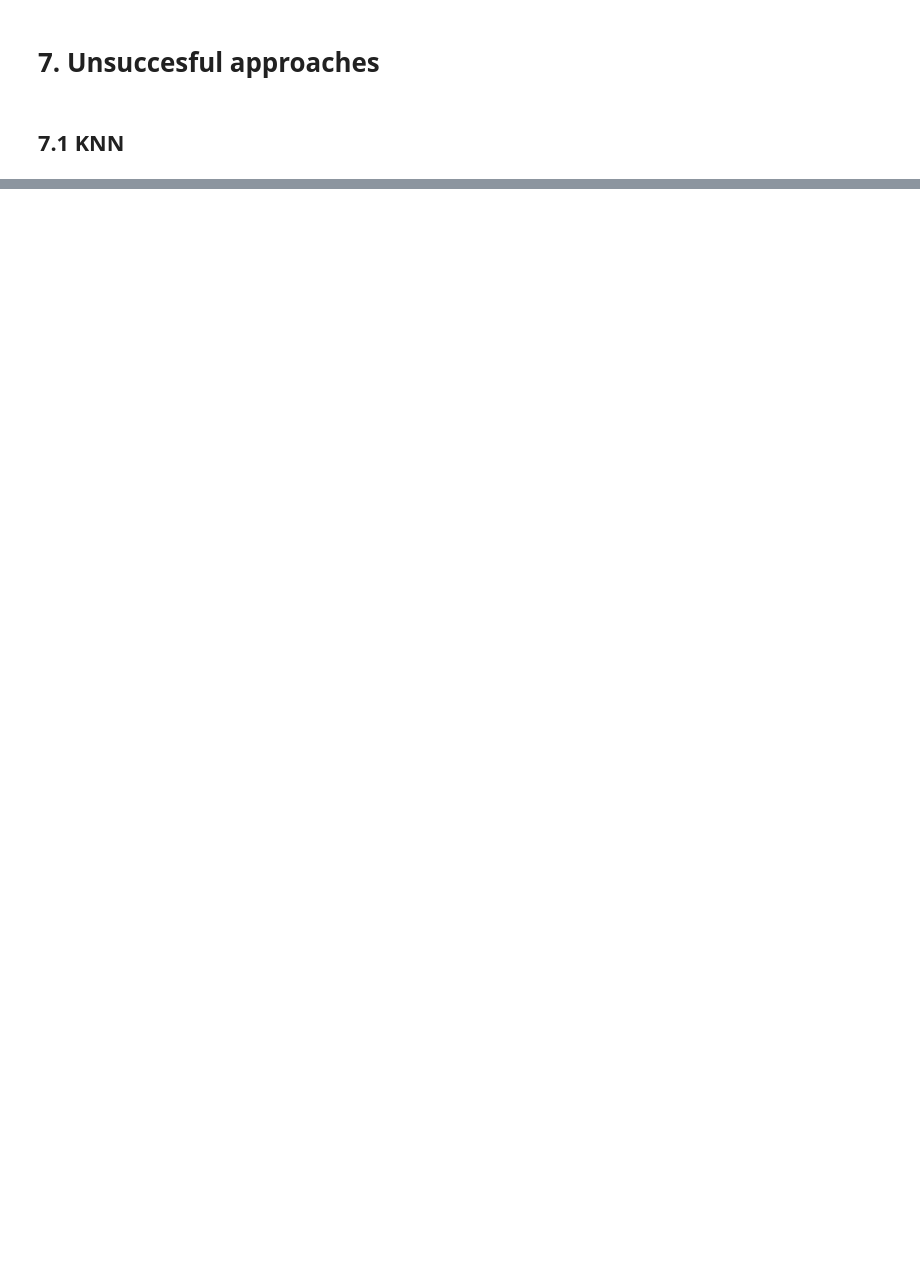
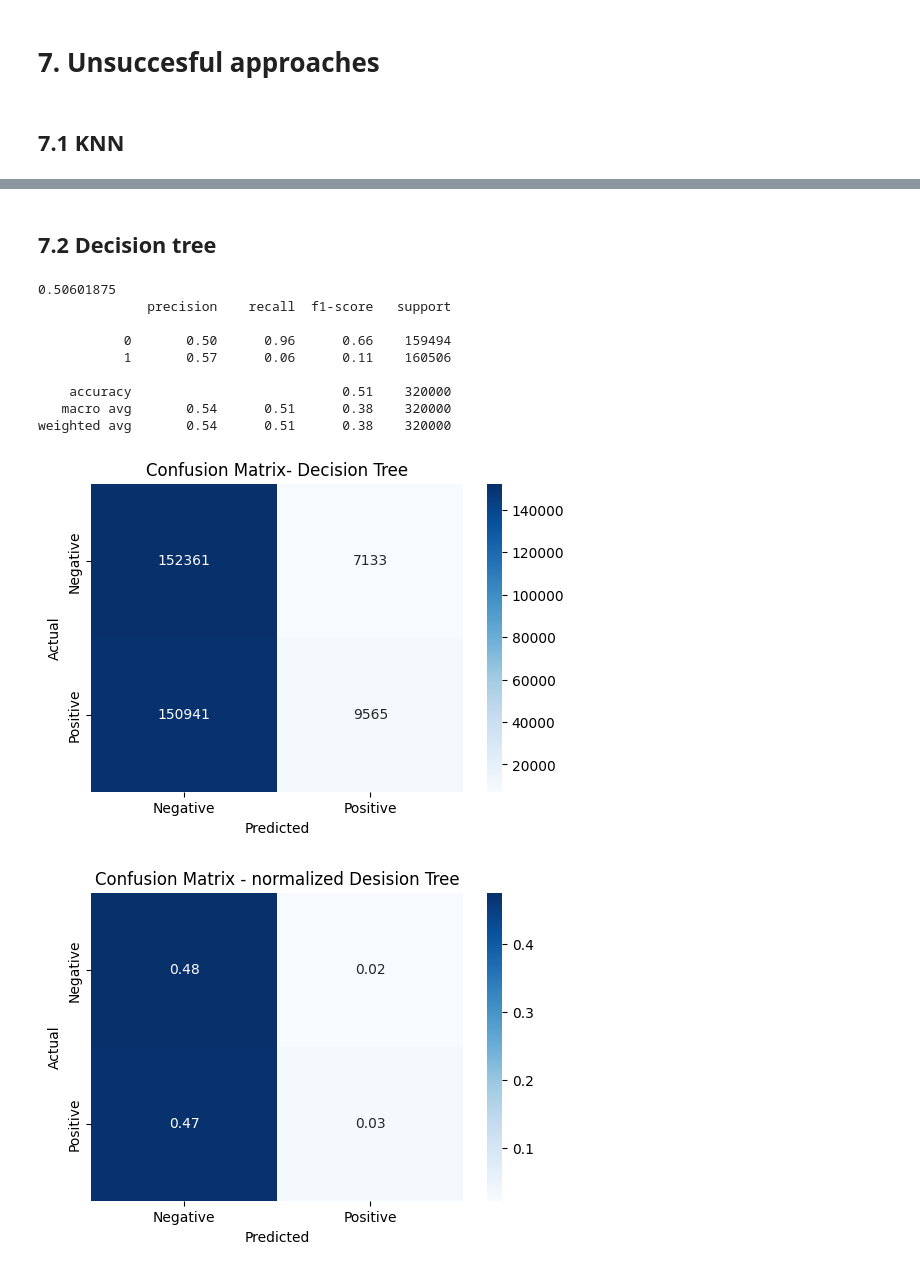
Before and after one commit to juliuszciazynski/ML_1, a Jupyter notebook: jupyter_20_11.ipynb, the cells around one changed output, grey strips where cells are left out. Saved outputs shown, nothing was run; the diff lists cells and outputs as text; code cells hidden in the pictures; blank space fills up the shorter version.

```diff
--- a/jupyter_20_11.ipynb
+++ b/jupyter_20_11.ipynb
@@ -355,0 +357,54 @@ weighted avg       0.68      0.59      0.53     10000
+# %% [markdown]
+## 7.2 Decision tree
+# %%
+data = df.text
+dic = [x for x in preprocess(data) if x not in stop_words]
+word_set=set(dic)
+word_set1=list(word_set)
+data1=np.zeros((len(data),len(word_set)))
+for i in range(len(data)):
+    words1 = data[i].split()
+    for j in range (len(words1)):
+        if words1[j] in word_set:
+            data1[i][word_set1.index(words1[j])] = 1
+
+
+x_train, x_test, y_train, y_test = train_test_split(data1, y, test_size=0.20, random_state=42)
+
+clf = tree.DecisionTreeClassifier()
+clf.fit(x_train,y_train)
+y_pred = clf.predict(x_test)
+acc=accuracy_score(y_test, y_pred)
+print(acc)
+
+
+
+print(classification_report(y_test, y_pred))
+
+conf_matrix = confusion_matrix(y_test, y_pred)
+plt.figure(figsize=(6, 4))
+sns.heatmap(conf_matrix, annot=True, fmt='d', cmap='Blues', xticklabels=['Negative', 'Positive'], yticklabels=['Negative', 'Positive'])
+plt.xlabel('Predicted')
+plt.ylabel('Actual')
+plt.title('Confusion Matrix- Decision Tree')
+plt.show()
+
+conf_matrix_normalised = confusion_matrix(y_test, y_pred, normalize = 'all')
+plt.figure(figsize=(6, 4))
+sns.heatmap(conf_matrix_normalised, annot=True, fmt='.2f', cmap='Blues', xticklabels=['Negative', 'Positive'], yticklabels=['Negative', 'Positive'])
+plt.xlabel('Predicted')
+plt.ylabel('Actual')
+plt.title('Confusion Matrix - normalized Desision Tree')
+plt.show()
+# %% [output]
+0.50601875
+              precision    recall  f1-score   support
+
+           0       0.50      0.96      0.66    159494
+           1       0.57      0.06      0.11    160506
+
+    accuracy                           0.51    320000
+   macro avg       0.54      0.51      0.38    320000
+weighted avg       0.54      0.51      0.38    320000
+[figure, added]
+[figure, added]
```
Also changed, not shown: parts of 7 cells of this notebook.
